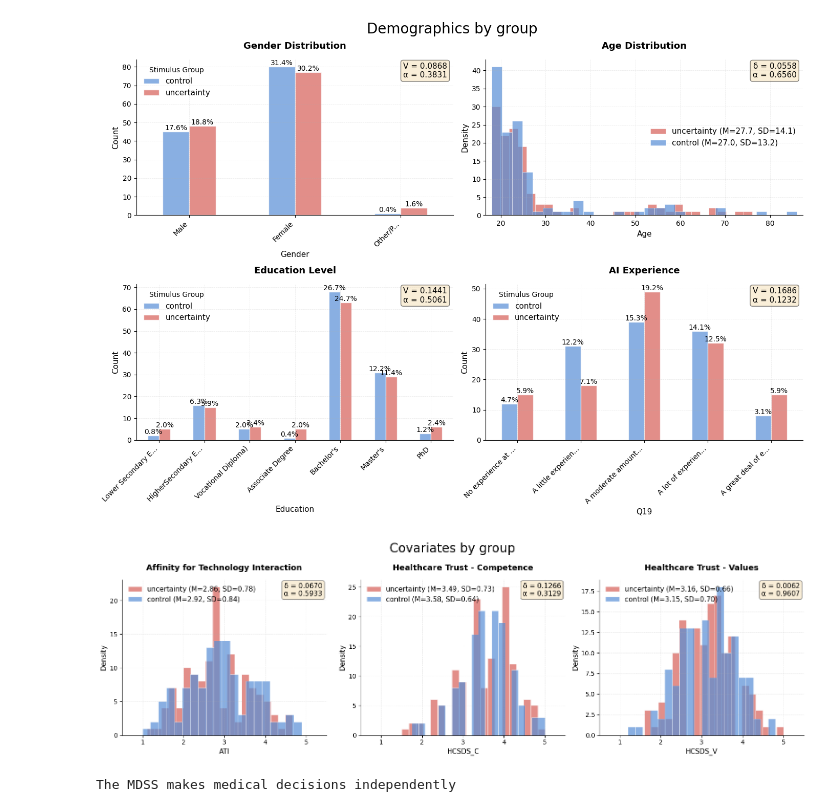
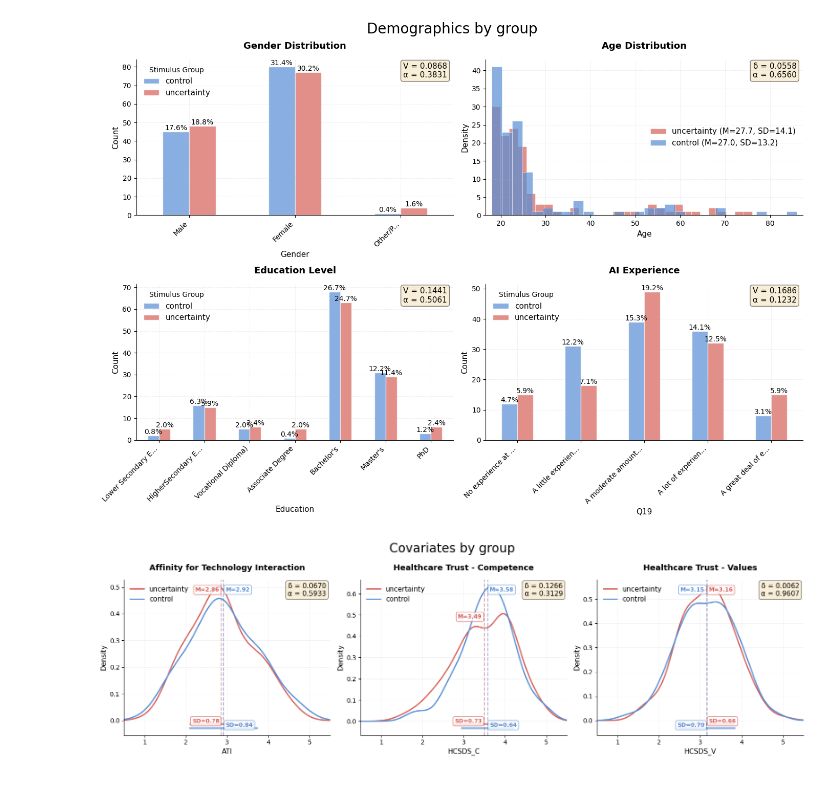
Before and after one commit to TimWiesner99/thesis-analysis, a Jupyter notebook: processing/overview_results.ipynb, the cells around one changed output. Cells and saved outputs as stored; diff of their text form; code cells hidden in the pictures.

Commit message:
improved kde charts, moved statistics function to separate file

```diff
--- a/processing/overview_results.ipynb
+++ b/processing/overview_results.ipynb
@@ -75,26 +75,22 @@ plt.show()
 # %%
 # Covariates
 fig, axes = create_figure_grid(3, ncols=3, figsize=(16, 5))
 
 plot_likert_distribution(data, 'ati', title='Affinity for Technology Interaction',
-                        group_by='stimulus_group', ax=axes[0])
+                        group_by='stimulus_group', ax=axes[0], show_bars=False, show_kde=True)
 
 plot_likert_distribution(data, 'hcsds_c', title='Healthcare Trust - Competence',
-                        group_by='stimulus_group', ax=axes[1])
+                        group_by='stimulus_group', ax=axes[1], show_bars=False, show_kde=True)
 
 plot_likert_distribution(data, 'hcsds_v', title='Healthcare Trust - Values',
-                        group_by='stimulus_group', ax=axes[2])
+                        group_by='stimulus_group', ax=axes[2], show_bars=False, show_kde=True)
 
 fig.suptitle("Covariates by group", fontsize=20)
 
 plt.tight_layout()
 plt.show()
 # %% [output]
-[figure, old version]
+[figure, new version]
-# %%
-print(get_question_statement('manip_check1_1'))
-# %% [output]
-The MDSS makes medical decisions independently
 # %%
 # Manipulation check
 fig, axes = create_figure_grid(4, ncols=2, figsize=(14, 10))
```
Also changed, not shown: parts of 1 cell of this notebook, 5 other files.
